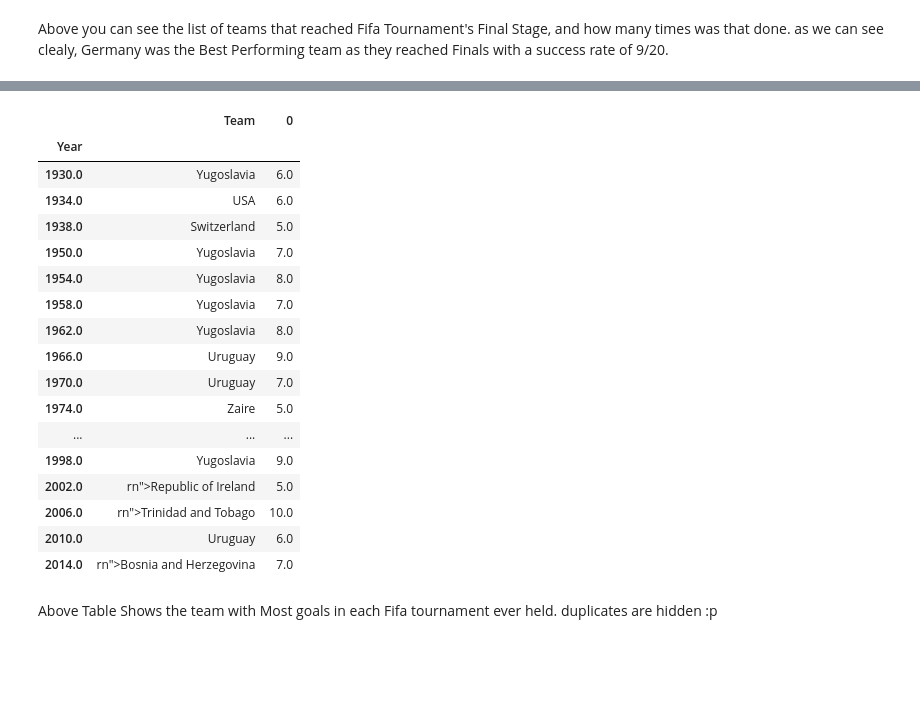
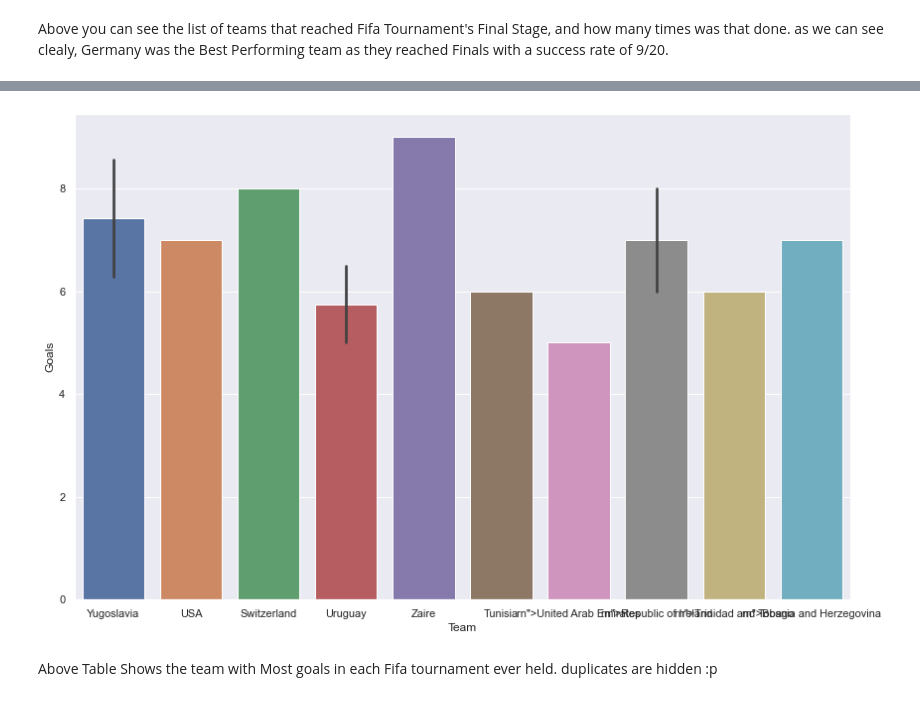
Before and after one commit to Raghav-rv28/Fifa-Case-Study, a Jupyter notebook: Fifa.ipynb, the cells around one changed output, grey strips where cells are left out. Drawn from its saved outputs; the diff is of its cells as text; code cells hidden in the pictures; blank space fills up the shorter version.

```diff
--- a/Fifa.ipynb
+++ b/Fifa.ipynb
@@ -315,24 +250,9 @@ AnotherDF.rename(columns= {'Goals': '0' },inplace=True)
 # %%
-AnotherDF = AnotherDF.sort_values(by=['Year',0],ascending=False).reset_index(level=[1])
-AnotherDF.groupby(by="Year").max()
+df =df.sort_values(by=['Year',"Goals"],ascending=False).reset_index(level=[1])
+HighestGoalEachSeason = df.groupby(by="Year").max()
-# %% [output]
-|  | Team | 0 |
-| Year |  |  |
-| 1930.0 | Yugoslavia | 6.0 |
-| 1934.0 | USA | 6.0 |
-| 1938.0 | Switzerland | 5.0 |
-| 1950.0 | Yugoslavia | 7.0 |
-| 1954.0 | Yugoslavia | 8.0 |
-| 1958.0 | Yugoslavia | 7.0 |
-| 1962.0 | Yugoslavia | 8.0 |
-| 1966.0 | Uruguay | 9.0 |
-| 1970.0 | Uruguay | 7.0 |
-| 1974.0 | Zaire | 5.0 |
-| ... | ... | ... |
-| 1998.0 | Yugoslavia | 9.0 |
-| 2002.0 | rn">Republic of Ireland | 5.0 |
-| 2006.0 | rn">Trinidad and Tobago | 10.0 |
-| 2010.0 | Uruguay | 6.0 |
-| 2014.0 | rn">Bosnia and Herzegovina | 7.0 |
+# %%
+bp = sns.barplot(x="Team",y="Goals",data=HighestGoalEachSeason)
+# %% [output]
+[figure, added]
 # %% [markdown]
 Above Table Shows the team with Most goals in each Fifa tournament ever held. duplicates are hidden :p
```
Also changed, not shown: parts of 20 cells of this notebook.
